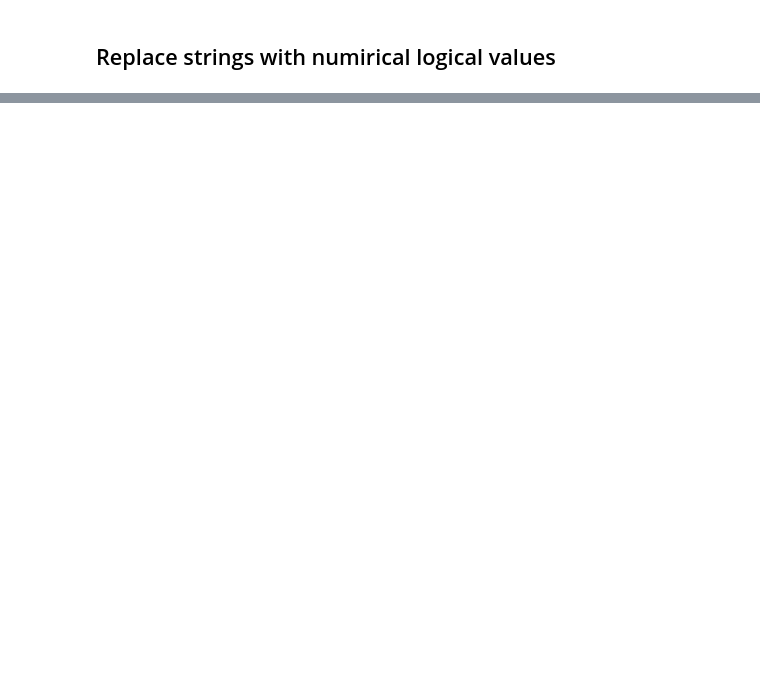
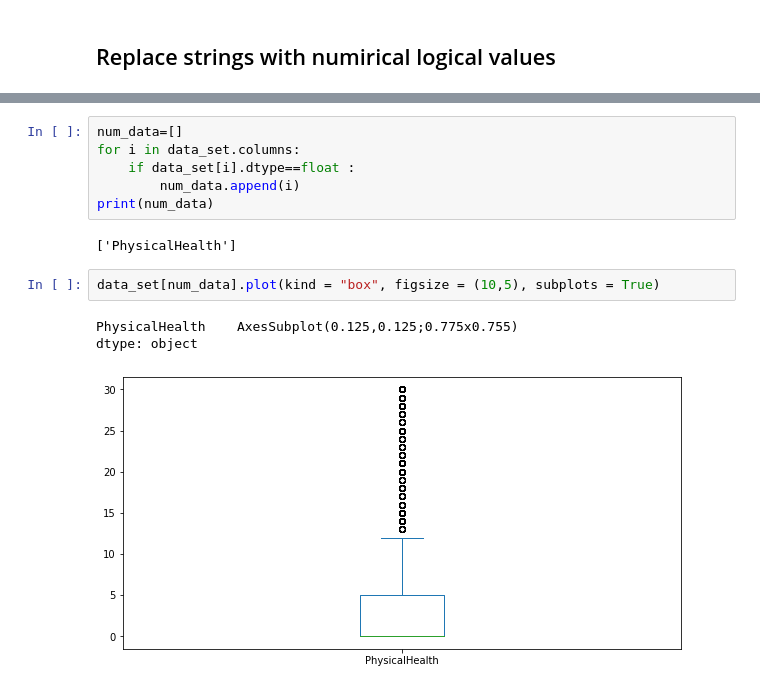
Before and after one commit to AH-HESHAM/Heart-Disease-Detection, a Jupyter notebook: Heart_diseasse_detection.ipynb, the cells around one changed output, grey strips where cells are left out. Cells and saved outputs as stored; diff of their text form; blank space fills up the shorter version.

```diff
--- a/Heart_diseasse_detection.ipynb
+++ b/Heart_diseasse_detection.ipynb
@@ -157,0 +285,14 @@ InvalidIndexError: (slice(None, None, None), slice(1, None, None))
+# %%
+num_data=[]
+for i in data_set.columns:
+    if data_set[i].dtype==float :
+        num_data.append(i)
+print(num_data)
+# %% [output]
+['PhysicalHealth']
+# %%
+data_set[num_data].plot(kind = "box", figsize = (10,5), subplots = True)
+# %% [output]
+PhysicalHealth    AxesSubplot(0.125,0.125;0.775x0.755)
+dtype: object
+[figure, added]
```
Also changed, not shown: parts of 29 cells of this notebook.
